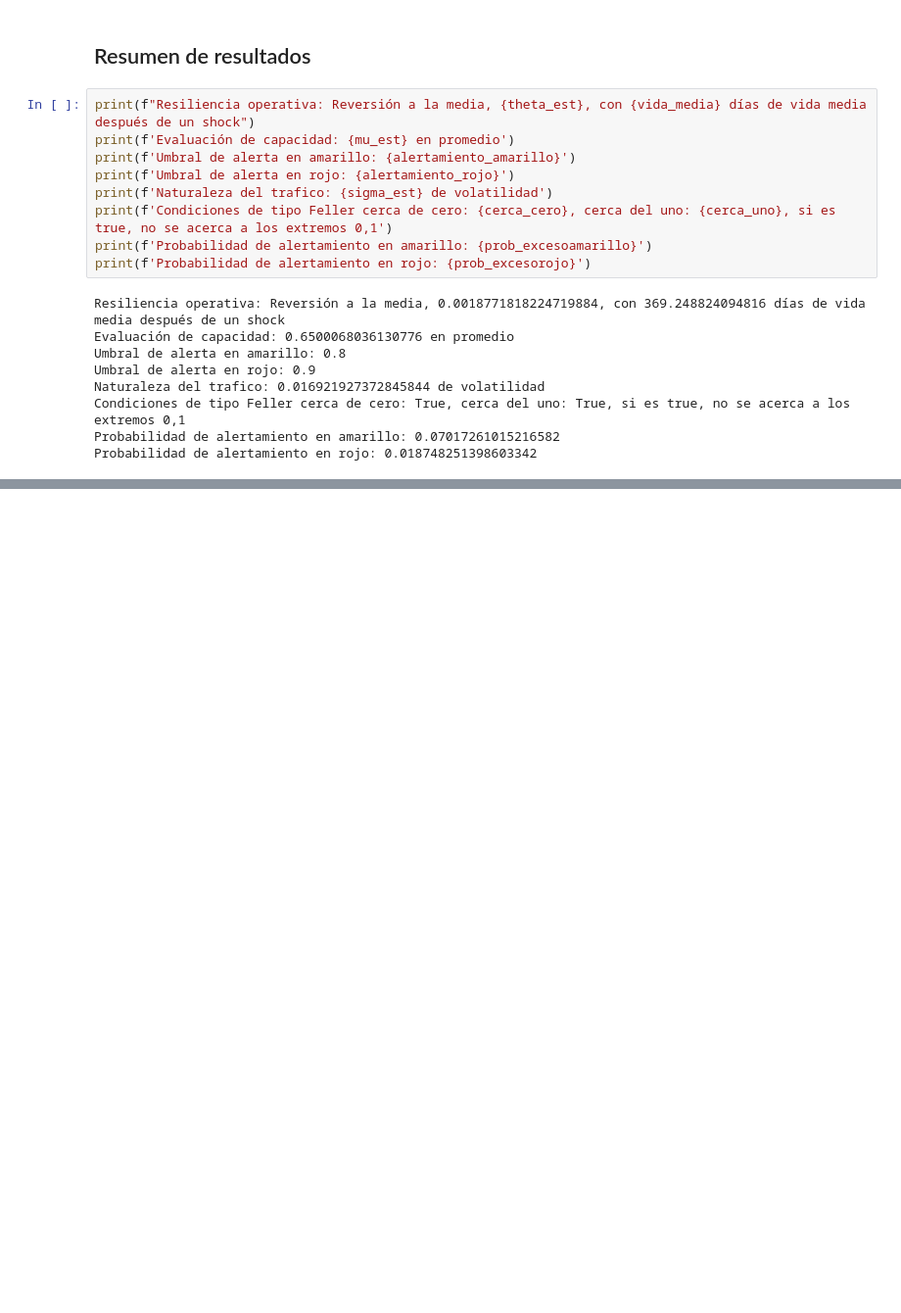
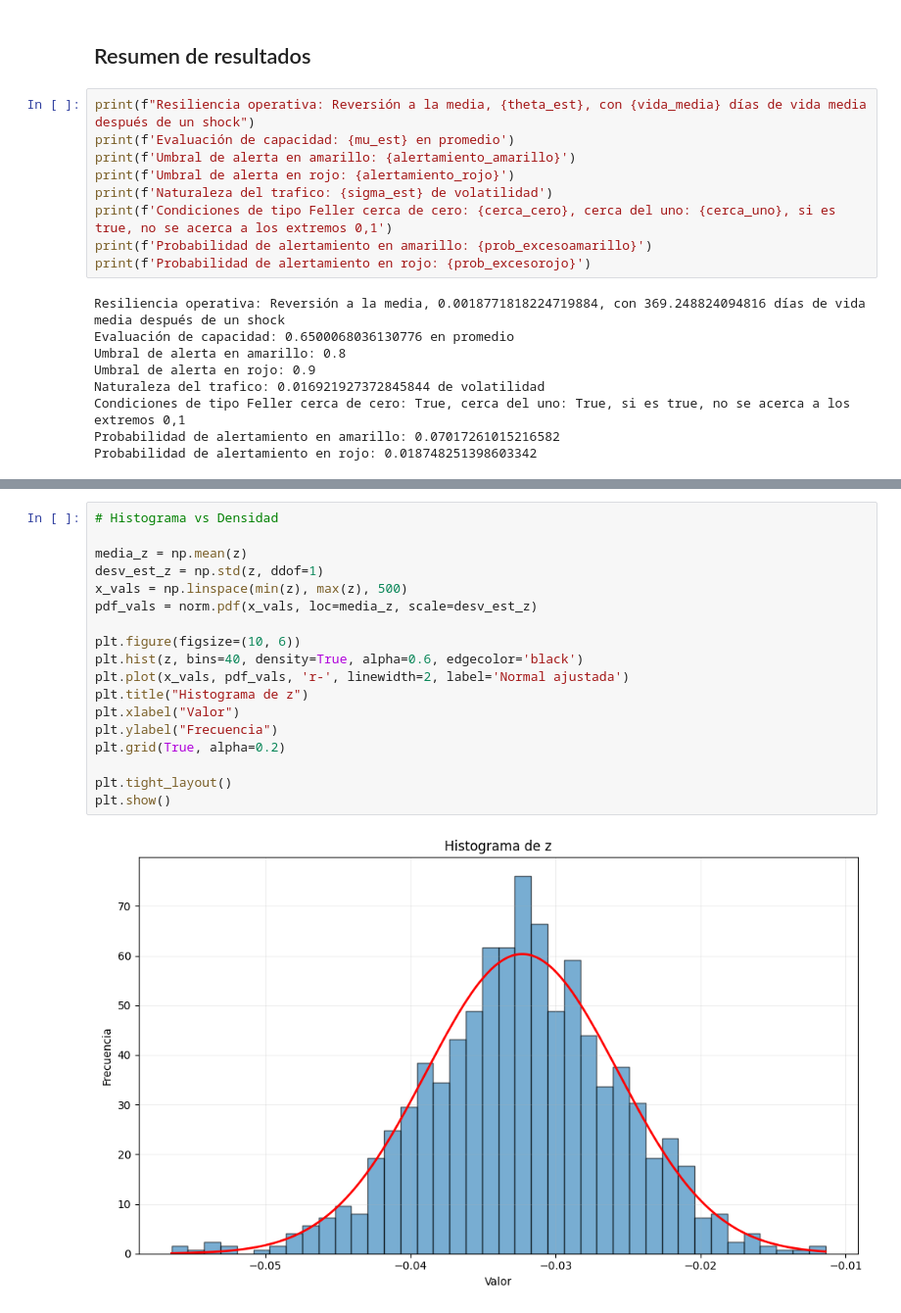
Before and after one commit to YaelOlivares17/Proyecto, a Jupyter notebook: Proyecto2_Jacobi.ipynb, the cells around one changed output, grey strips where cells are left out. Shown at 98% size. Saved outputs shown, nothing was run; the diff lists cells and outputs as text; blank space fills up the shorter version.

```diff
--- a/Proyecto2_Jacobi.ipynb
+++ b/Proyecto2_Jacobi.ipynb
@@ -935,0 +977,20 @@ Probabilidad de alertamiento en rojo: 0.018748251398603342
+# %%
+# Histograma vs Densidad
+
+media_z = np.mean(z)
+desv_est_z = np.std(z, ddof=1)
+x_vals = np.linspace(min(z), max(z), 500)
+pdf_vals = norm.pdf(x_vals, loc=media_z, scale=desv_est_z)
+
+plt.figure(figsize=(10, 6))
+plt.hist(z, bins=40, density=True, alpha=0.6, edgecolor='black')
+plt.plot(x_vals, pdf_vals, 'r-', linewidth=2, label='Normal ajustada')
+plt.title("Histograma de z")
+plt.xlabel("Valor")
+plt.ylabel("Frecuencia")
+plt.grid(True, alpha=0.2)
+
+plt.tight_layout()
+plt.show()
+# %% [output]
+[figure, added]
```
Also changed, not shown: parts of 7 cells of this notebook.
